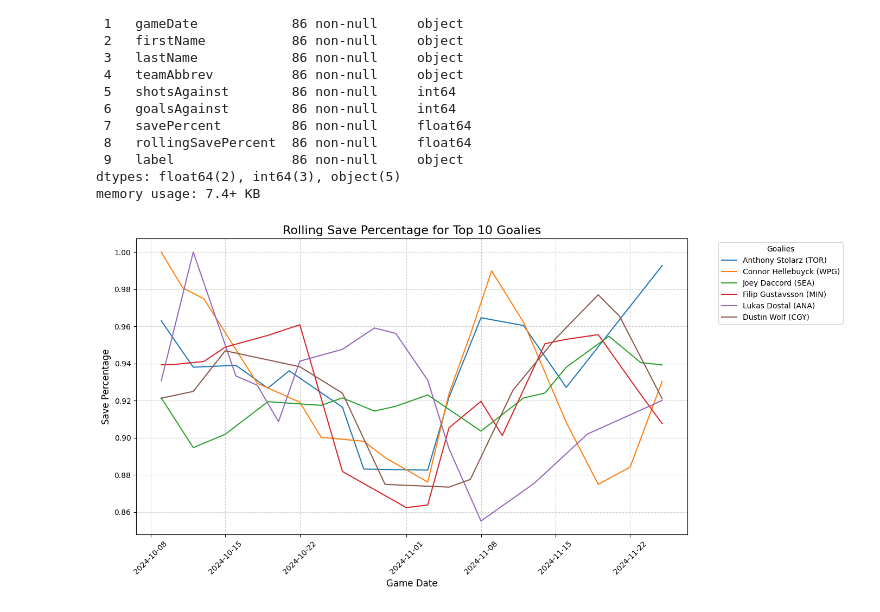
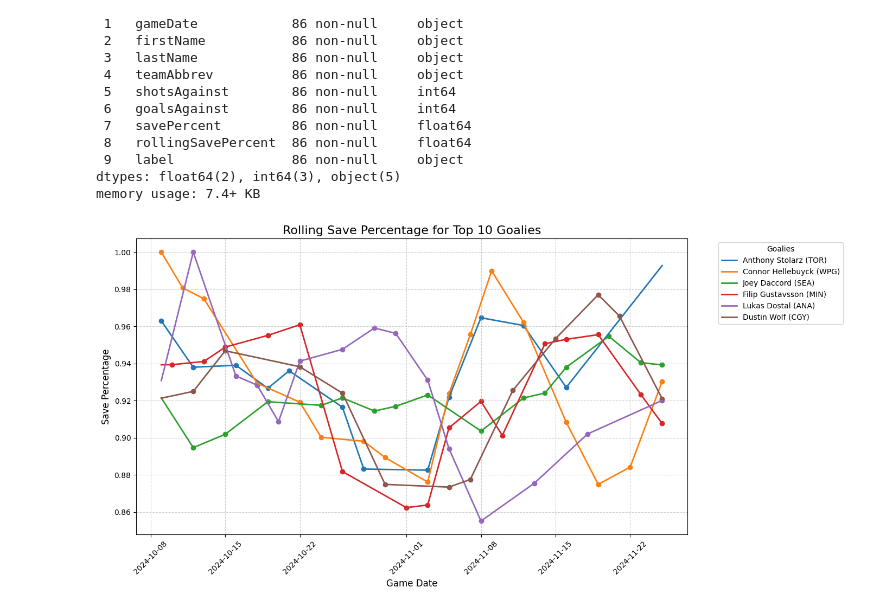
Before and after one commit to eugene-petrov-me/myprojects, a Jupyter notebook: dev/nhl-api/nhl-api.ipynb, the cells around one changed output. Saved outputs shown, nothing was run; the diff lists cells and outputs as text; code cells hidden in the pictures.

```diff
--- a/dev/nhl-api/nhl-api.ipynb
+++ b/dev/nhl-api/nhl-api.ipynb
@@ -1350,7 +1350,7 @@ top10_goalies_save_pct = df_goalies_performance.groupby(by=['id']).agg(
 # %%
 top10_goalies_save_pct['savePct'] = 1 - top10_goalies_save_pct['goalsAgainst']/top10_goalies_save_pct['shotsAgainst']
 # %%
-min_games_played = df_goalies_performance.groupby('teamAbbrev')['gameDate'].count()
+min_games_played = df_goalies_performance.groupby('teamAbbrev')['gameDate'].nunique().mean() * 0.30
 # %%
 min_games_played
 # %% [output]
@@ -1444,6 +1428,7 @@ aligned_data = []
 for id, group in top10_goalies_save_pct_logs.groupby('id'):
     group = group.set_index('gameDate').reindex(all_dates)
     group['id'] = id
+    group['isActualGame'] = ~group['rollingSavePercent'].isnull()
     aligned_data.append(group)
 
 top10_goalies_save_pct_logs_aligned = pd.concat(aligned_data)
@@ -1460,25 +1445,34 @@ top10_goalies_save_pct_logs_aligned['label'] = (
 # %%
 fig, ax = plt.subplots(figsize=(14,7))
 
 for id, group in top10_goalies_save_pct_logs_aligned.groupby('id'):
-    group_label = group['label'][group['label'].notnull()].unique()
+    group_label = group['label'].dropna().unique()
     ax.plot(
         group['gameDate'],
         group['rollingSavePercent'],
-        label=group_label
+        label=group_label,
+        linewidth=2
         )
+
+    actual_games = group[group['isActualGame']]
+    ax.scatter(
+        actual_games['gameDate'],
+        actual_games['rollingSavePercent'],
+        color=ax.lines[-1].get_color(),
+        marker='o',
+    )
 
 ax.set_title('Rolling Save Percentage for Top 10 Goalies', fontsize=16)
 ax.set_xlabel('Game Date', fontsize=12)
 ax.set_ylabel('Save Percentage', fontsize=12)
 
 # Format x-axis for better readability
 ax.tick_params(axis='x', rotation=45)
 
 ax.legend(title="Goalies", bbox_to_anchor=(1.05, 1), loc='upper left', fontsize=10)
 ax.grid(True, linestyle='--', alpha=0.6)
 
 plt.tight_layout()
 plt.show()
 # %% [output]
-[figure, old version]
+[figure, new version]
```
Also changed, not shown: parts of 1 cell of this notebook.
